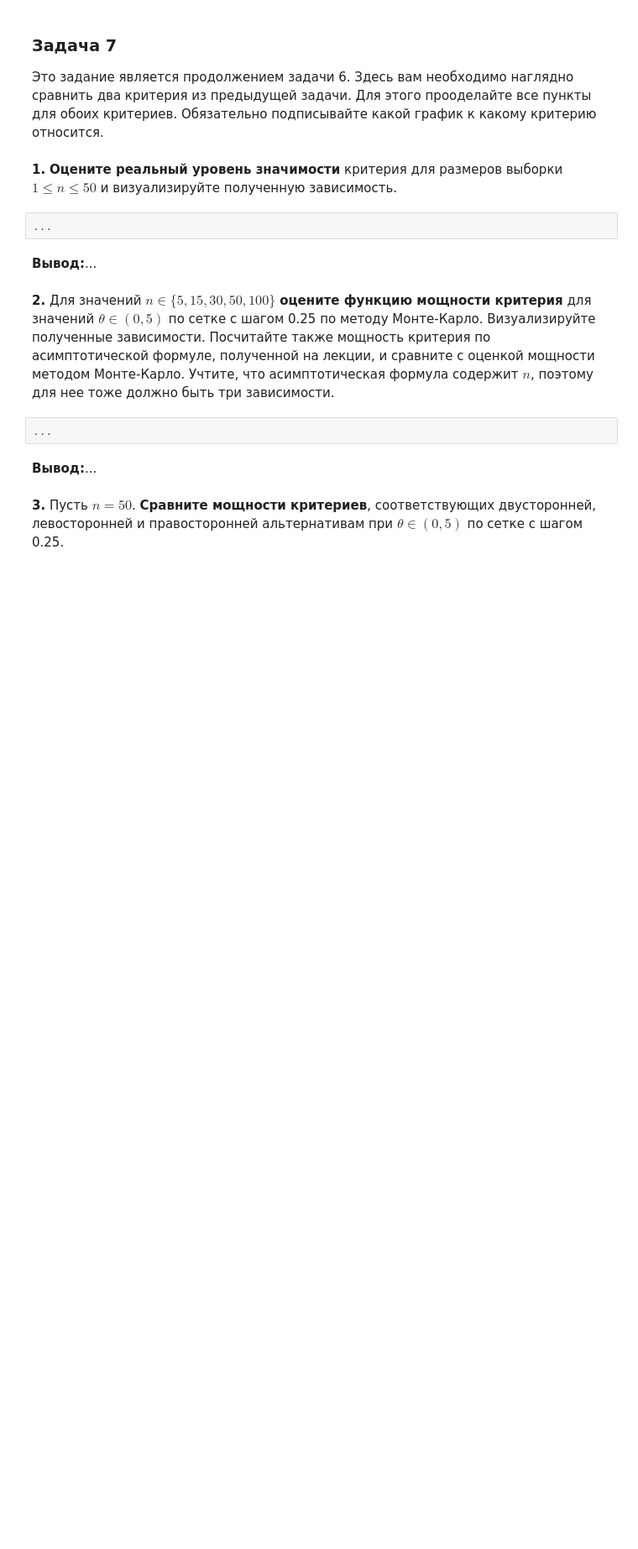
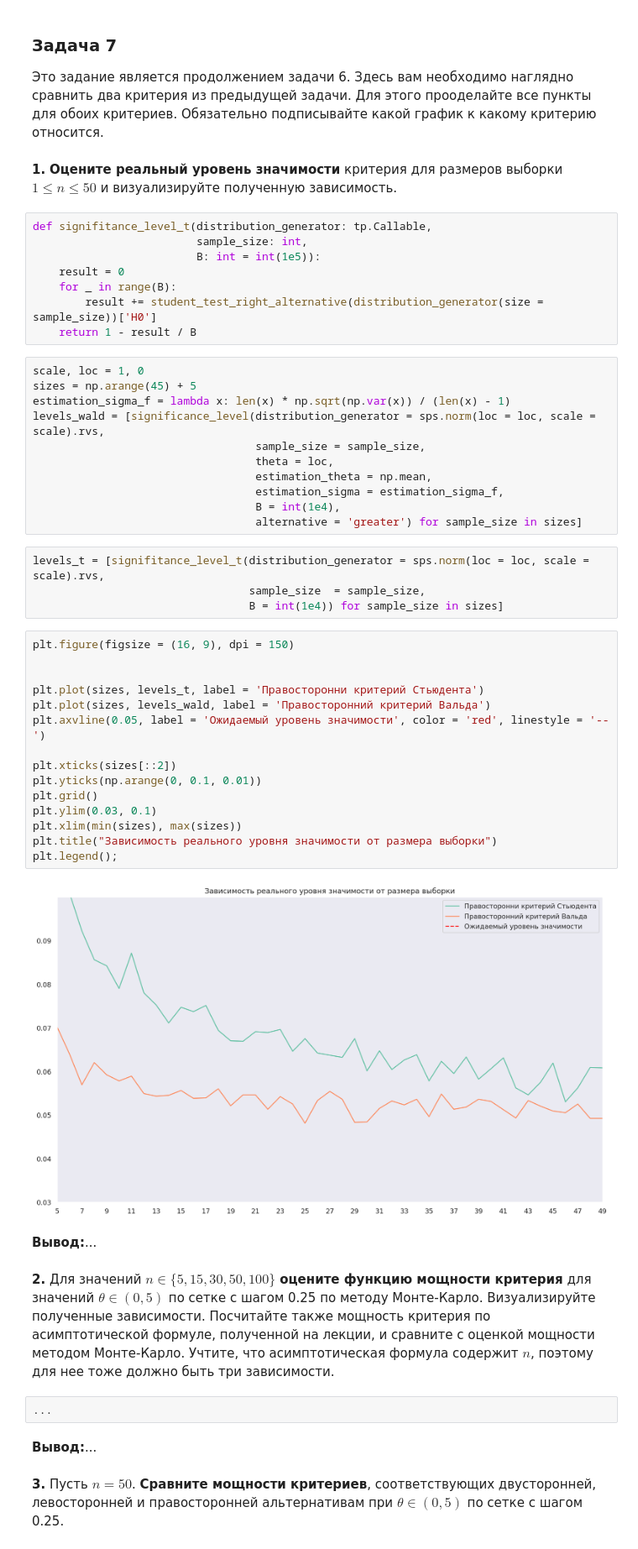
Before and after one commit to ShmakovVladimir/MLfirstSteps, a Jupyter notebook: seminar_6/hw6.ipynb, the cells around one changed output. Shown: that part at 84% size. Drawn from its saved outputs; the diff is of its cells as text; blank space fills up the shorter version.

```diff
--- a/seminar_6/hw6.ipynb
+++ b/seminar_6/hw6.ipynb
@@ -533,8 +567,46 @@ H0: False
 # %% [markdown]
 
 **1.** **Оцените реальный уровень значимости** критерия для размеров выборки $1 \leqslant n \leqslant 50$ и визуализируйте полученную зависимость.
+# %%
+def signifitance_level_t(distribution_generator: tp.Callable,
+                         sample_size: int,
+                         B: int = int(1e5)):
+    result = 0
+    for _ in range(B):
+        result += student_test_right_alternative(distribution_generator(size = sample_size))['H0']
+    return 1 - result / B
 # %%
-...
+scale, loc = 1, 0
+sizes = np.arange(45) + 5
+estimation_sigma_f = lambda x: len(x) * np.sqrt(np.var(x)) / (len(x) - 1)
+levels_wald = [significance_level(distribution_generator = sps.norm(loc = loc, scale = scale).rvs,
+                                  sample_size = sample_size,
+                                  theta = loc,
+                                  estimation_theta = np.mean,
+                                  estimation_sigma = estimation_sigma_f,
+                                  B = int(1e4),
+                                  alternative = 'greater') for sample_size in sizes]
+# %%
+levels_t = [signifitance_level_t(distribution_generator = sps.norm(loc = loc, scale = scale).rvs,
+                                 sample_size  = sample_size,
+                                 B = int(1e4)) for sample_size in sizes]
+# %%
+plt.figure(figsize = (16, 9), dpi = 150)
+
+
+plt.plot(sizes, levels_t, label = 'Правосторонни критерий Стьюдента')
+plt.plot(sizes, levels_wald, label = 'Правосторонний критерий Вальда')
+plt.axvline(0.05, label = 'Ожидаемый уровень значимости', color = 'red', linestyle = '--')
+
+plt.xticks(sizes[::2])
+plt.yticks(np.arange(0, 0.1, 0.01))
+plt.grid()
+plt.ylim(0.03, 0.1)
+plt.xlim(min(sizes), max(sizes))
+plt.title("Зависимость реального уровня значимости от размера выборки")
+plt.legend();
+# %% [output]
+[figure, added]
 # %% [markdown]
 **Вывод:**...
 # %% [markdown]
```
Also changed, not shown: parts of 8 cells of this notebook.
